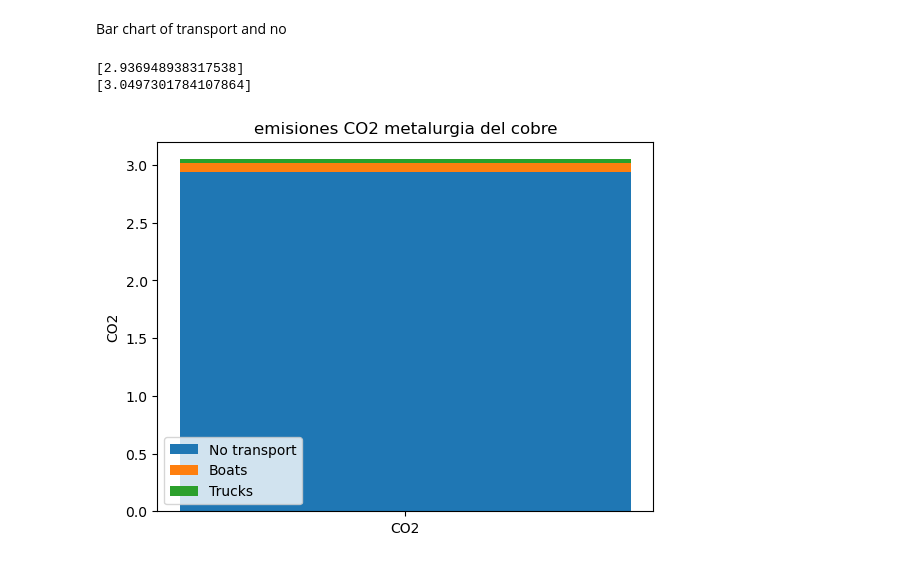
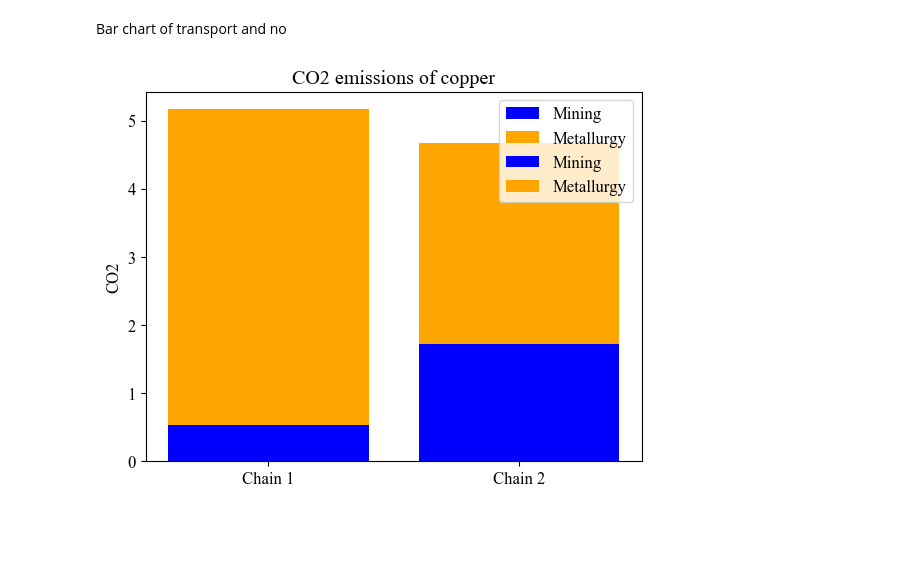
Before and after one commit to Martinez-Hernando/Exiobase_EU_ETS, a Jupyter notebook: Code_Exiobase_EU_ETS.ipynb, the cells around one changed output. Cells and saved outputs as stored; diff of their text form; code cells hidden in the pictures; blank space fills up the shorter version.

```diff
--- a/Code_Exiobase_EU_ETS.ipynb
+++ b/Code_Exiobase_EU_ETS.ipynb
@@ -356,0 +375,14 @@ impact_wanted.to_csv(f'{country}_{product}.txt', sep='\t', index=True, header=Tr
+# %%
+country_mining_2=input('Which country is doing mining?) ISO-2 code')
+country_metal_2=input('Which country is doing metallurgy?) ISO-2 code')
+mining='Copper ores and concentrates'
+metal='Copper products'
+
+impact_mining_2=exio3318.emissions.S*exio3318.L.loc[:,(country_mining_2,mining)]
+impact_mining_2=impact_mining_2.T
+impact_mining_2
+
+impact_metal_2=exio3318.emissions.S*exio3318.L.loc[:,(country_metal_2,metal)]
+impact_metal_2=impact_metal_2.T
+impact_metal_2.loc[(country_mining_2, mining),:]=0
+impact_metal_2
@@ -557,6 +864,10 @@ Not saved
 # Figures
 # %%
 import matplotlib.pyplot as plt
+import matplotlib.cm as cm
+
+plt.rcParams['font.family']='Times New Roman' #I prefere this font, you can change it
+plt.rcParams['font.size']=12
 # %% [markdown]
 Sector graph of impacts produced
 # %%
@@ -568,21 +885,19 @@ plt.show()
 # %% [markdown]
 Bar chart of transport and no
 # %%
-co2_total=[impact_wanted['Carbon dioxide, fossil', 'tonnes', 'air'].sum()]
-co2_boats=[impact_boats.loc[('Carbon dioxide, fossil', 'tonnes', 'air')]]
-co2_trucks=[impact_trucks.loc[('Carbon dioxide, fossil', 'tonnes', 'air')]]
-co2_no_transport=[co2_total[0]-co2_boats[0]-co2_trucks[0]]
-print(co2_no_transport)
-print(co2_total)
-plt.bar(['CO2'], co2_no_transport, label='No transport')
-plt.bar(['CO2'], co2_boats, bottom=co2_no_transport, label='Boats')
-plt.bar(['CO2'], co2_trucks, bottom=[co2_no_transport[0]+co2_boats[0]], label='Trucks')
+impact_mining_sum1=impact_mining_1['Carbon dioxide, fossil', 'tonnes', 'air'].sum()
+impact_metal_sum1=impact_metal_1['Carbon dioxide, fossil', 'tonnes', 'air'].sum()
+impact_mining_sum2=impact_mining_2['Carbon dioxide, fossil', 'tonnes', 'air'].sum()
+impact_metal_sum2=impact_metal_2['Carbon dioxide, fossil', 'tonnes', 'air'].sum()
+
+plt.bar(['Chain 1'], impact_mining_sum1, label='Mining', color='blue')
+plt.bar(['Chain 1'], impact_metal_sum1, bottom=impact_mining_sum1, label='Metallurgy',color='orange')
+plt.bar(['Chain 2'], impact_mining_sum2, label='Mining', color='blue')
+plt.bar(['Chain 2'], impact_metal_sum2, bottom=impact_mining_sum2, label='Metallurgy',color='orange')
 
 plt.ylabel('CO2')
-plt.title('emisiones CO2 metalurgia del cobre')
+plt.title('CO2 emissions of copper')
 plt.legend()
 plt.show()
 # %% [output]
-[2.936948938317538]
-[3.0497301784107864]
-[figure, old version]
+[figure, new version]
```
Also changed, not shown: parts of 50 cells of this notebook.
